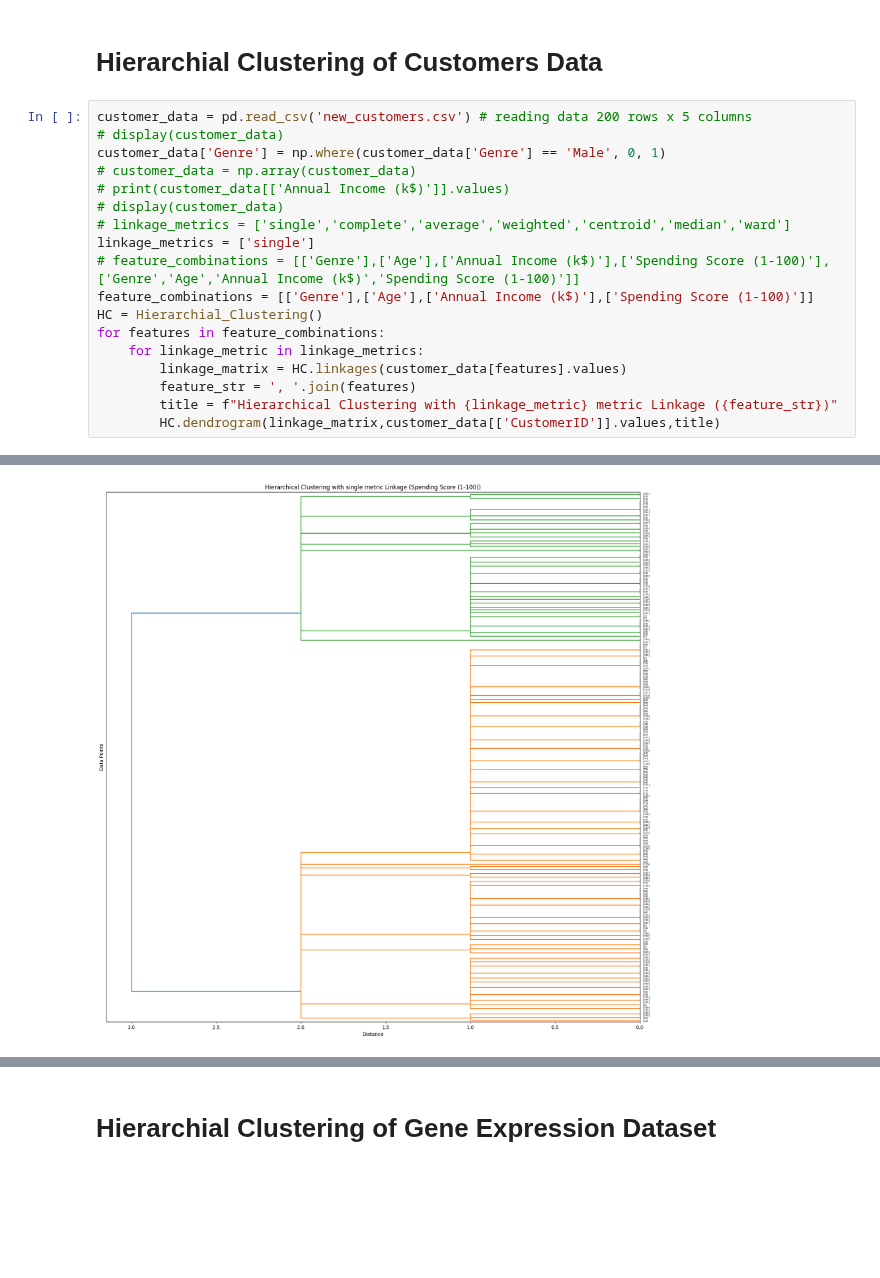
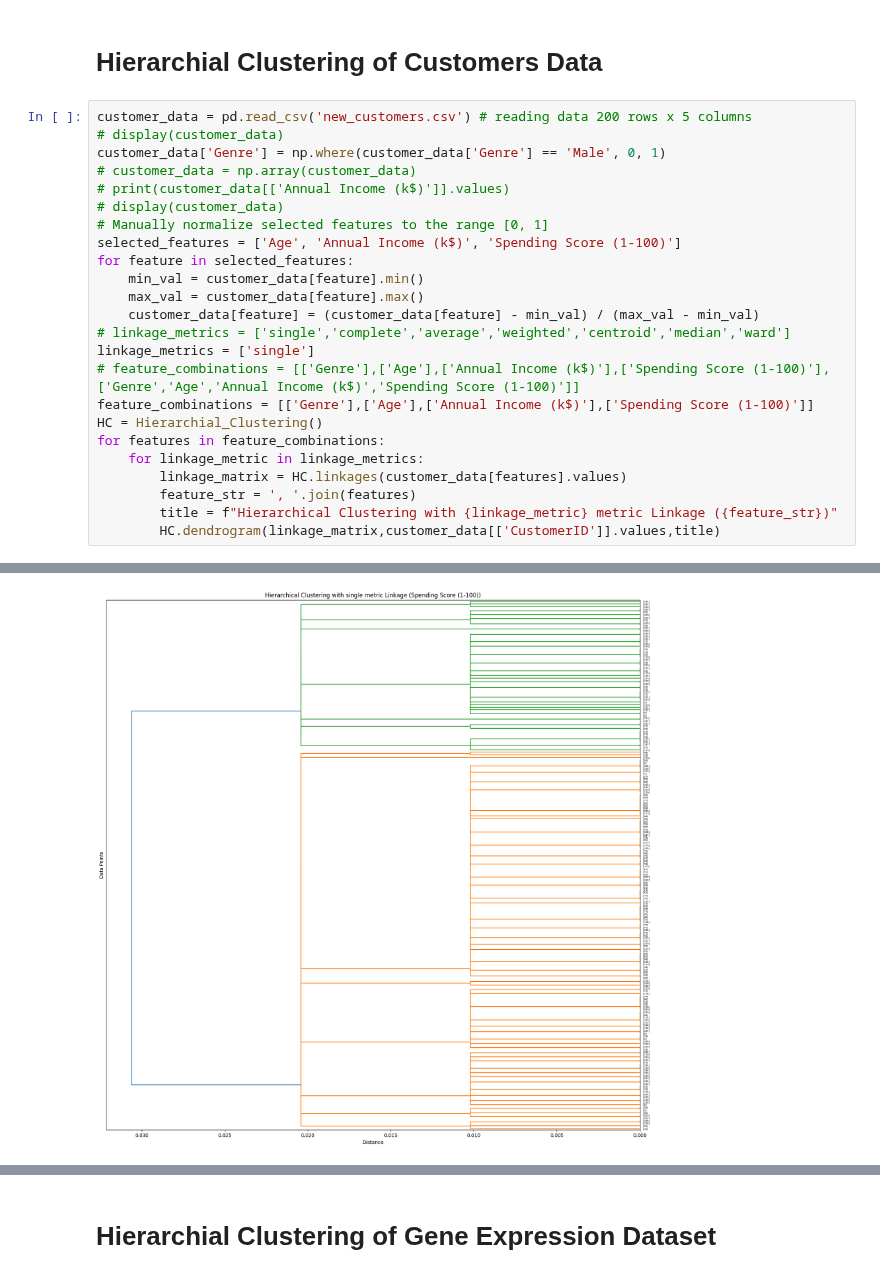
Before and after one commit to ROHIT32767/SMAI-A2, a Jupyter notebook: Hierarchial_Clustering.ipynb, the cells around one changed output, grey strips where cells are left out. Drawn from its saved outputs; the diff is of its cells as text; blank space fills up the shorter version.

```diff
--- a/Hierarchial_Clustering.ipynb
+++ b/Hierarchial_Clustering.ipynb
@@ -33,6 +33,12 @@ customer_data['Genre'] = np.where(customer_data['Genre'] == 'Male', 0, 1)
 # customer_data = np.array(customer_data)
 # print(customer_data[['Annual Income (k$)']].values)
 # display(customer_data)
+# Manually normalize selected features to the range [0, 1]
+selected_features = ['Age', 'Annual Income (k$)', 'Spending Score (1-100)']
+for feature in selected_features:
+    min_val = customer_data[feature].min()
+    max_val = customer_data[feature].max()
+    customer_data[feature] = (customer_data[feature] - min_val) / (max_val - min_val)
 # linkage_metrics = ['single','complete','average','weighted','centroid','median','ward']
 linkage_metrics = ['single']
 # feature_combinations = [['Genre'],['Age'],['Annual Income (k$)'],['Spending Score (1-100)'],['Genre','Age','Annual Income (k$)','Spending Score (1-100)']]
@@ -51 +57 @@ for features in feature_combinations:
-[figure, old version]
+[figure, new version]
```
Also changed, not shown: parts of 2 cells of this notebook, 2 other files.
